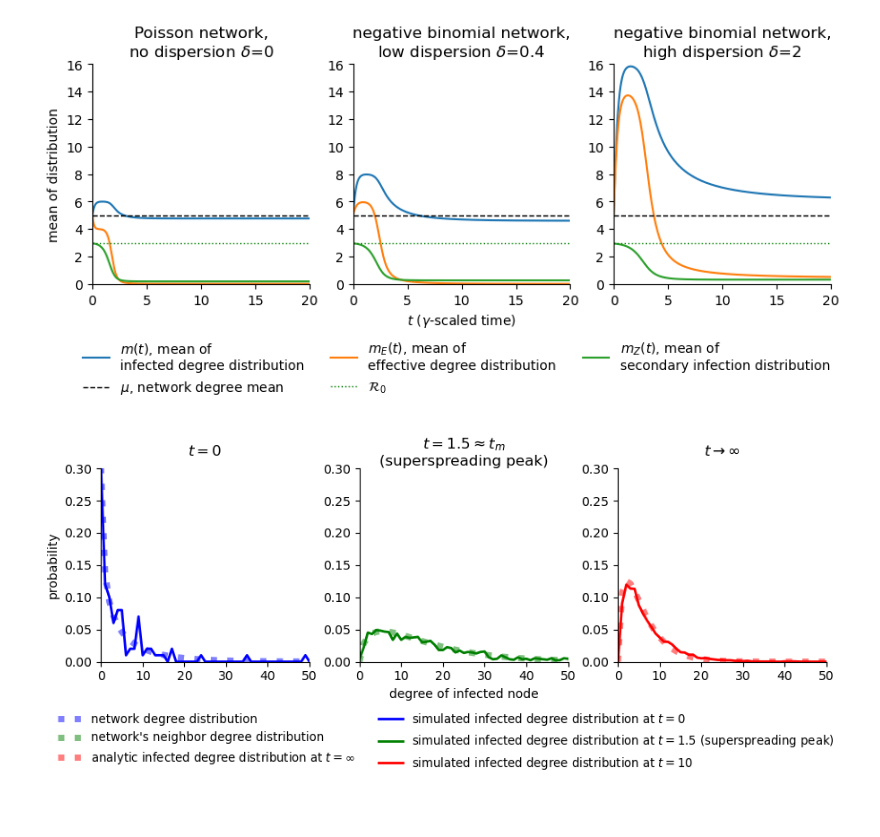
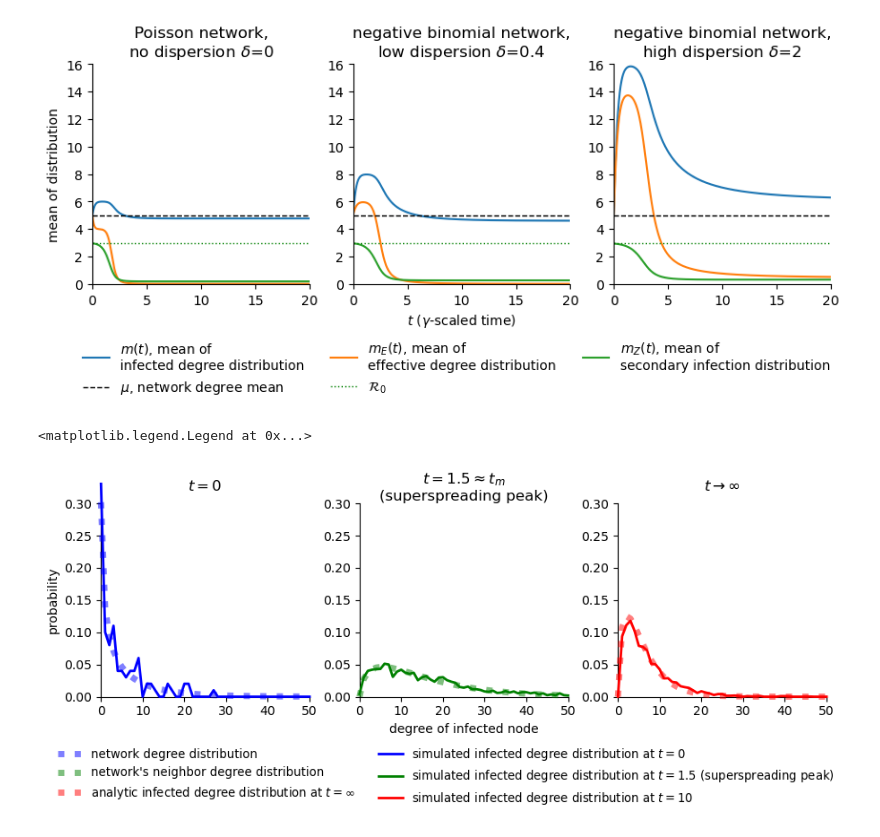
Before and after one commit to freedmanari/infected_degrees, a Jupyter notebook: network_epidemic.ipynb, the cells around one changed output. Saved outputs shown, nothing was run; the diff lists cells and outputs as text; code cells hidden in the pictures.

Commit message:
minor update to dists figure

```diff
--- a/network_epidemic.ipynb
+++ b/network_epidemic.ipynb
@@ -421,10 +421,11 @@ def model(y,t):
     Hjs = y[(5 + 4*len(xs) + len(degs)):(5 + 4*len(xs) + 2*len(degs))]
 
     dtheta = -beta * theta + beta * psi(theta)/psi(1) + gamma * (1-theta)
-    dI = -psi(theta)*dtheta - gamma * I
-    dm = psi(theta)*dtheta / I * (m - phi2(np.log(theta))/phi(np.log(theta)))
-    dm2 = psi(theta)*dtheta / I * (m2 - phi3(np.log(theta))/phi(np.log(theta)))
-    dmE = (psi2(theta)*dtheta/psi(theta) + psi(theta)*dtheta/I - beta) * mE - psi(theta)*dtheta/I * psi2(theta)*theta/psi(1)
+    J = -psi(theta)*dtheta
+    dI = J - gamma * I
+    dm = -J/I * (m - phi2(np.log(theta))/phi(np.log(theta)))
+    dm2 = -J/I * (m2 - phi3(np.log(theta))/phi(np.log(theta)))
+    dmE = -(J/I + beta - psi2(theta)*dtheta/psi(theta)) * mE + J/I * psi2(theta)*theta/psi(1)
     if t > xs[-1]:
         dthetaxs = [0] * len(xs)
     else:
@@ -443,21 +444,11 @@ def model(y,t):
                             dthetaxs, dzetaxs, dmZxs, dmZ2xs,
                             dIjs, dHjs))
 
-def model_pks_only(y,t):
-    theta = y[0]
-    I = y[1]
-    pks = y[2:]
-
-    dtheta = -beta * theta + beta * psi(theta)/psi(1) + gamma * (1-theta)
-    dI = -psi(theta)*dtheta - gamma * I
-    dpks = psi(theta)*dtheta / I * (pks - dist_ode_zero * ks * theta**ks / phi(np.log(theta)))
-
-    return np.concatenate(([dtheta, dI], dpks))
-
 def model_theta_I_only(y,t):
     theta, I = y
     dtheta = -beta * theta + beta * psi(theta)/psi(1) + gamma * (1-theta)
-    dI = -psi(theta)*dtheta - gamma * I
+    J = -psi(theta)*dtheta
+    dI = J - gamma * I
     return [dtheta, dI]
 
 def get_t_shift(ts, S):
@@ -1279,21 +1270,21 @@ dist_sim_peak = get_inf_deg_dist(states[1], k_max)
 dist_sim_inf = get_inf_deg_dist(states[2], k_max)
 
 dist_ode_zero = scipy.stats.nbinom.pmf(ks, mu**2/(nu-mu), mu/nu)
-y0 = np.concatenate(([theta0, i0], dist_ode_zero))
 
-out_ode_pks_only = scipy.integrate.odeint(model_pks_only, y0, ts_ode)
-dist_ode_peak = dist_ode_zero*ks / sum(dist_ode_zero*ks) #out_ode_pks_only[list(ts_ode).index(peak_time), 2:]
+out_ode_theta_I_only = scipy.integrate.odeint(model_theta_I_only, [theta0, i0], ts_ode)
+dist_ode_peak = np.concatenate(([0], scipy.stats.nbinom.pmf(ks[1:]-1, mu**2/(nu-mu) + 1,
+                                                                      mu/nu)))
 dist_ode_inf = np.concatenate(([0], scipy.stats.nbinom.pmf(ks[1:]-1, mu**2/(nu-mu) + 1,
-                                                                     1 - out_ode_pks_only[-1,0] * (1 - mu/nu))))
+                                                                     1 - out_ode_theta_I_only[-1,0] * (1 - mu/nu))))
 # %%
 fig, ax = plt.subplots(ncols=3)
 fig.set_figheight(3.25)
 fig.set_figwidth(9)
 
 
-ax[0].plot(ks, dist_ode_zero, color='blue', linestyle=':', linewidth=5, alpha=.5,
+ax[0].plot(ks, dist_ode_zero, color='blue', linestyle=':', linewidth=5, alpha=.5, clip_on=False, zorder = 10,
            label='network degree distribution')
-ax[0].plot(ks, dist_sim_zero, color='blue', linewidth=2,
+ax[0].plot(ks, dist_sim_zero, color='blue', linewidth=2, clip_on=False, zorder = 10,
            label='simulated infected degree distribution at $t=0$')
 ax[0].spines['top'].set_visible(False)
 ax[0].spines['right'].set_visible(False)
@@ -1302,43 +1293,44 @@ ax[0].set_ylim(0,.3)
 ax[0].set_ylabel('probability')
 ax[0].set_title('$t=0$', pad=10)
 
-ax[1].plot(ks, dist_ode_peak, color='green', linestyle=':', linewidth=5, alpha=.5,
+ax[1].plot(ks, dist_ode_peak, color='green', linestyle=':', linewidth=5, alpha=.5, clip_on=False, zorder = 10,
            label='network\'s neighbor degree distribution')
-ax[1].plot(ks, dist_sim_peak, color='green', linewidth=2,
+ax[1].plot(ks, dist_sim_peak, color='green', linewidth=2, clip_on=False, zorder = 10,
            label='simulated infected degree distribution at $t=1.5$ (superspreading peak)')
 ax[1].spines['top'].set_visible(False)
 ax[1].spines['right'].set_visible(False)
 ax[1].set_xlim(0,k_max)
 ax[1].set_ylim(0,.3)
 ax[1].set_xlabel('degree of infected node')
 ax[1].set_title(r'$t=1.5\approx t_m$'+'\n(superspreading peak)', pad=-5)
 
 
-ax[2].plot(ks, dist_ode_inf, color='red', linestyle=':', linewidth=5, alpha=.5,
+ax[2].plot(ks, dist_ode_inf, color='red', linestyle=':', linewidth=5, alpha=.5, clip_on=False, zorder = 10,
            label='analytic infected degree distribution at $t=\infty$')
-ax[2].plot(ks, dist_sim_inf, color='red', linewidth=2,
+ax[2].plot(ks, dist_sim_inf, color='red', linewidth=2, clip_on=False, zorder = 10,
            label='simulated infected degree distribution at $t=10$')
 ax[2].spines['top'].set_visible(False)
 ax[2].spines['right'].set_visible(False)
 ax[2].set_xlim(0,k_max)
 ax[2].set_ylim(0,.3)
 ax[2].set_title(r'$t\rightarrow\infty$', pad=10)
 
 
 plt.tight_layout()
 
 handles0, labels0 = ax[0].get_legend_handles_labels()
 handles1, labels1 = ax[1].get_legend_handles_labels()
 handles2, labels2 = ax[2].get_legend_handles_labels()
 handles = np.concatenate((handles0, handles1, handles2))
 labels = np.concatenate((labels0, labels1, labels2))
 order = [0,2,4,1,3,5]
 plt.legend([handles[idx] for idx in order],[labels[idx] for idx in order],
            bbox_to_anchor=(1.09, -.2), frameon=False, ncol=2, prop={'size': 9.5})
 
 # plt.savefig('figures/dists.pdf',bbox_inches='tight')
 # %% [output]
+<matplotlib.legend.Legend at 0x...>
-[figure, old version]
+[figure, new version]
 # %%
 fig, ax = plt.subplots(nrows=2,ncols=3)
 fig.set_figheight(6)
```
Also changed, not shown: parts of 1 cell of this notebook, 1 other file.
